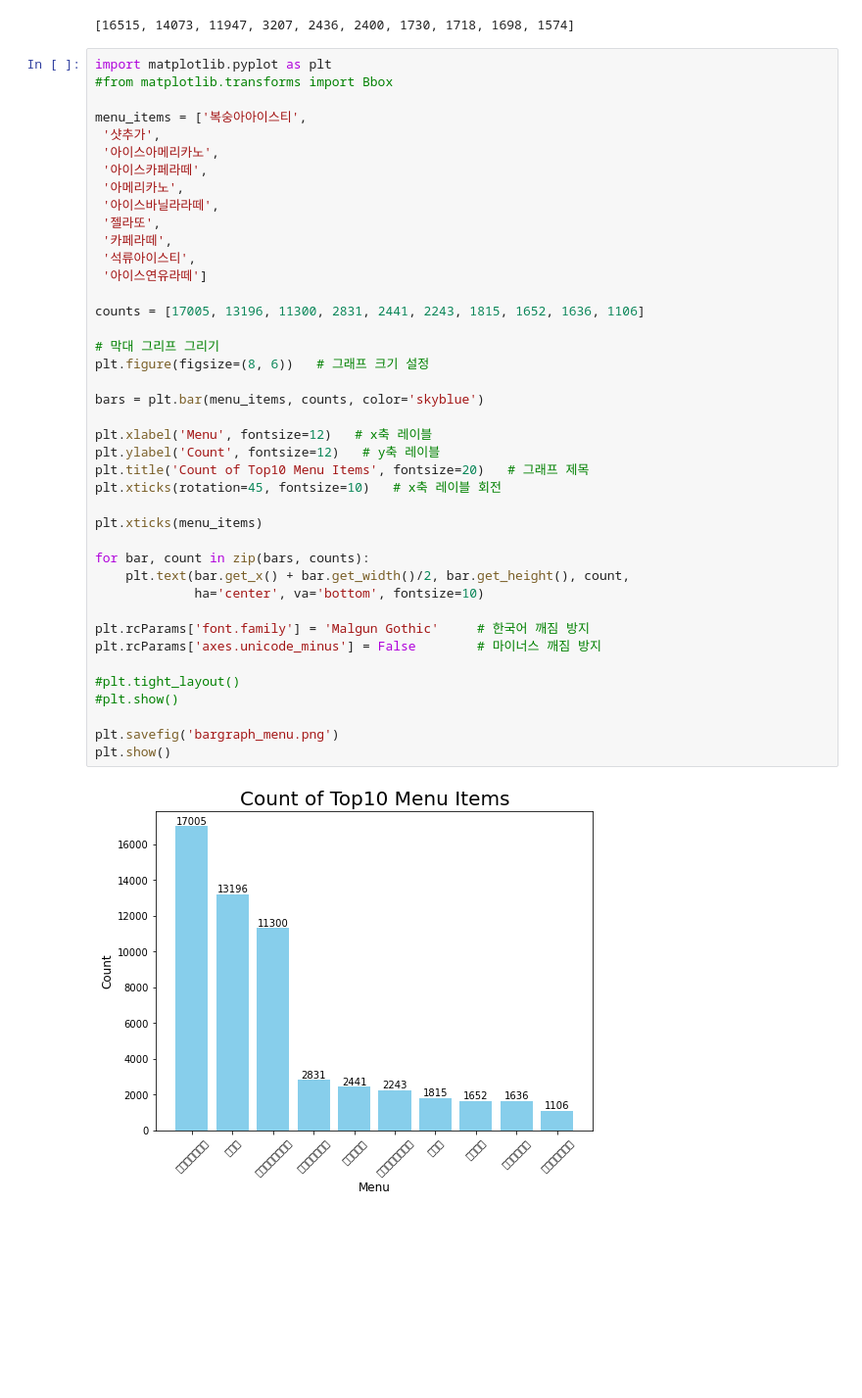
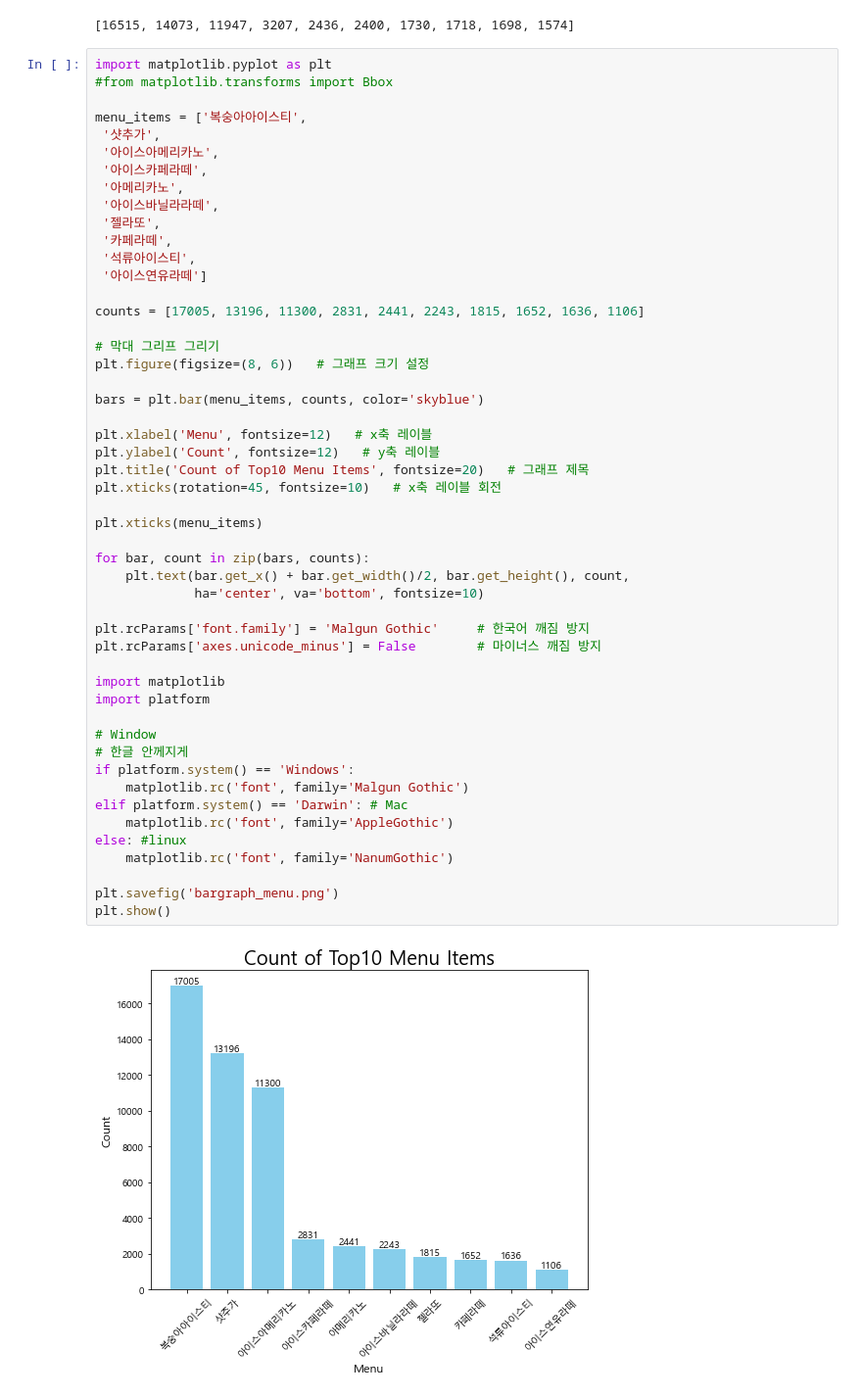
Before and after one commit to sohds/P4DS_gaeun_allocation, a Jupyter notebook: visualization/bargraph_menu.ipynb, the cells around one changed output. Shown at 98% size. Cells and saved outputs as stored; diff of their text form; blank space fills up the shorter version.

Commit message:
fix: bar graph 한글 깨짐 오류 수정

```diff
--- a/visualization/bargraph_menu.ipynb
+++ b/visualization/bargraph_menu.ipynb
@@ -92,33 +92,42 @@ menu_items = ['복숭아아이스티',
  '젤라또',
  '카페라떼',
  '석류아이스티',
  '아이스연유라떼']
 
 counts = [17005, 13196, 11300, 2831, 2441, 2243, 1815, 1652, 1636, 1106]
 
 # 막대 그리프 그리기
 plt.figure(figsize=(8, 6))   # 그래프 크기 설정
 
 bars = plt.bar(menu_items, counts, color='skyblue')
 
 plt.xlabel('Menu', fontsize=12)   # x축 레이블
 plt.ylabel('Count', fontsize=12)   # y축 레이블
 plt.title('Count of Top10 Menu Items', fontsize=20)   # 그래프 제목
 plt.xticks(rotation=45, fontsize=10)   # x축 레이블 회전
 
 plt.xticks(menu_items)
 
 for bar, count in zip(bars, counts):
     plt.text(bar.get_x() + bar.get_width()/2, bar.get_height(), count,
              ha='center', va='bottom', fontsize=10)
 
 plt.rcParams['font.family'] = 'Malgun Gothic'     # 한국어 깨짐 방지
 plt.rcParams['axes.unicode_minus'] = False        # 마이너스 깨짐 방지
 
-#plt.tight_layout()
-#plt.show()
+import matplotlib
+import platform
+
+# Window
+# 한글 안께지게
+if platform.system() == 'Windows':
+    matplotlib.rc('font', family='Malgun Gothic')
+elif platform.system() == 'Darwin': # Mac
+    matplotlib.rc('font', family='AppleGothic')
+else: #linux
+    matplotlib.rc('font', family='NanumGothic')
 
 plt.savefig('bargraph_menu.png')
 plt.show()
 # %% [output]
-[figure, old version]
+[figure, new version]
```
Also changed, not shown: parts of 1 cell of this notebook.
